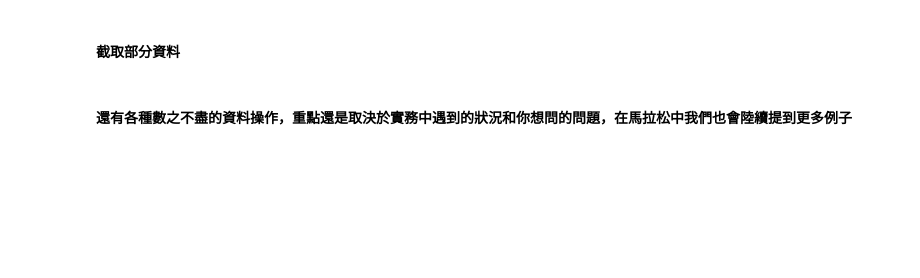
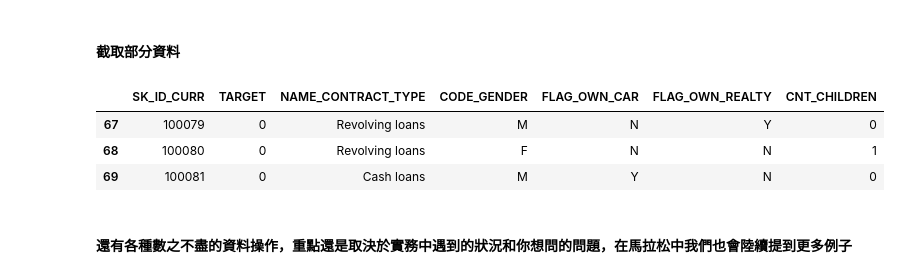
Before and after one commit to pei850509/ML100-Days, a Jupyter notebook: homework/Day_002_HW.ipynb, the cells around one changed output. Saved outputs shown, nothing was run; the diff lists cells and outputs as text; code cells hidden in the pictures; blank space fills up the shorter version.

```diff
--- a/homework/Day_002_HW.ipynb
+++ b/homework/Day_002_HW.ipynb
@@ -51,4 +59,12 @@ Index(['SK_ID_CURR', 'TARGET', 'NAME_CONTRACT_TYPE', 'CODE_GENDER',
 # %% [markdown]
 #### 截取部分資料
+# %%
+#截取 67~70 rows, 前 7 columns
+app_train.iloc[67:70, :7]
+# %% [output]
+|  | SK_ID_CURR | TARGET | NAME_CONTRACT_TYPE | CODE_GENDER | FLAG_OWN_CAR | FLAG_OWN_REALTY | CNT_CHILDREN |
+| 67 | 100079 | 0 | Revolving loans | M | N | Y | 0 |
+| 68 | 100080 | 0 | Revolving loans | F | N | N | 1 |
+| 69 | 100081 | 0 | Cash loans | M | Y | N | 0 |
 # %% [markdown]
 #### 還有各種數之不盡的資料操作，重點還是取決於實務中遇到的狀況和你想問的問題，在馬拉松中我們也會陸續提到更多例子
```
Also changed, not shown: parts of 1 cell of this notebook.
